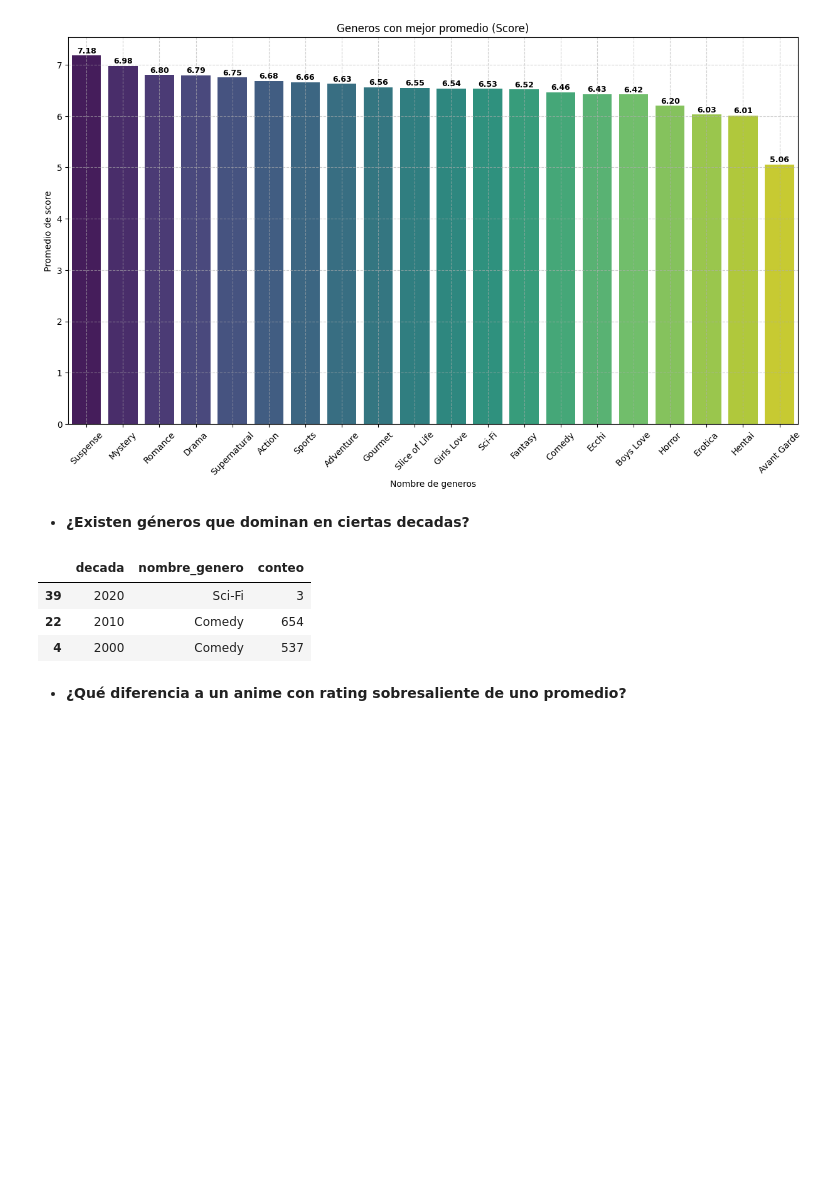
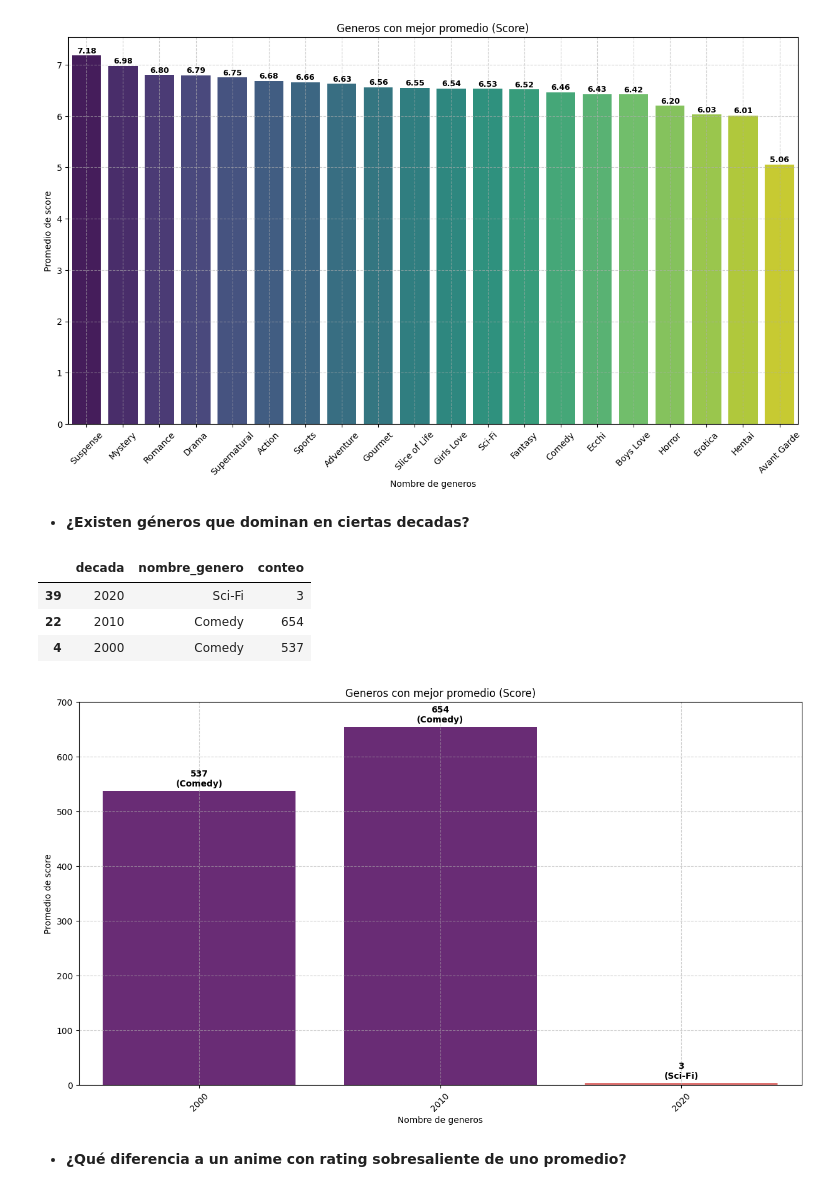
Before and after one commit to SaitoM17/anime_analisis, a Jupyter notebook: notebooks/anime.ipynb, the cells around one changed output. Drawn from its saved outputs; the diff is of its cells as text; code cells hidden in the pictures; blank space fills up the shorter version.

Commit message:
feaT: Código para obtención de gráfica generos que dominan en cada decada

```diff
--- a/notebooks/anime.ipynb
+++ b/notebooks/anime.ipynb
@@ -253,5 +253,41 @@ df_dominante[['decada','nombre_genero','conteo']]
 | 39 | 2020 | Sci-Fi | 3 |
 | 22 | 2010 | Comedy | 654 |
 | 4 | 2000 | Comedy | 537 |
+# %%
+plt.figure(figsize=(15,8))
+plt.ylim(0,700)
+ax = sns.barplot(data=df_dominante, x='decada', y='conteo', palette='magma', hue='nombre_genero', legend=False)
+plt.xticks(rotation=45)
+plt.title('Generos con mejor promedio (Score)')
+plt.xlabel('Nombre de generos')
+plt.ylabel('Promedio de score')
+plt.grid(True, linestyle='--', alpha=0.6)
+
+for p in ax.patches:
+    altura = p.get_height()
+
+    if altura > 0:
+        x_pos = p.get_x() + p.get_width() / 2
+
+        genero_decada = df_dominante[df_dominante['conteo'] == altura]
+
+        if not genero_decada.empty:
+            genero_str = genero_decada['nombre_genero'].iloc[0]
+
+            label_text = f'{int(altura)}\n({genero_str})'
+
+            ax.text(
+                x=x_pos,
+                y=altura + 5,
+                s=label_text,
+                ha='center',
+                va='bottom',
+                fontsize=10,
+                fontweight='bold'
+            )
+
+plt.show()
+# %% [output]
+[figure, added]
 # %% [markdown]
 * **¿Qué diferencia a un anime con rating sobresaliente de uno promedio?**
```
